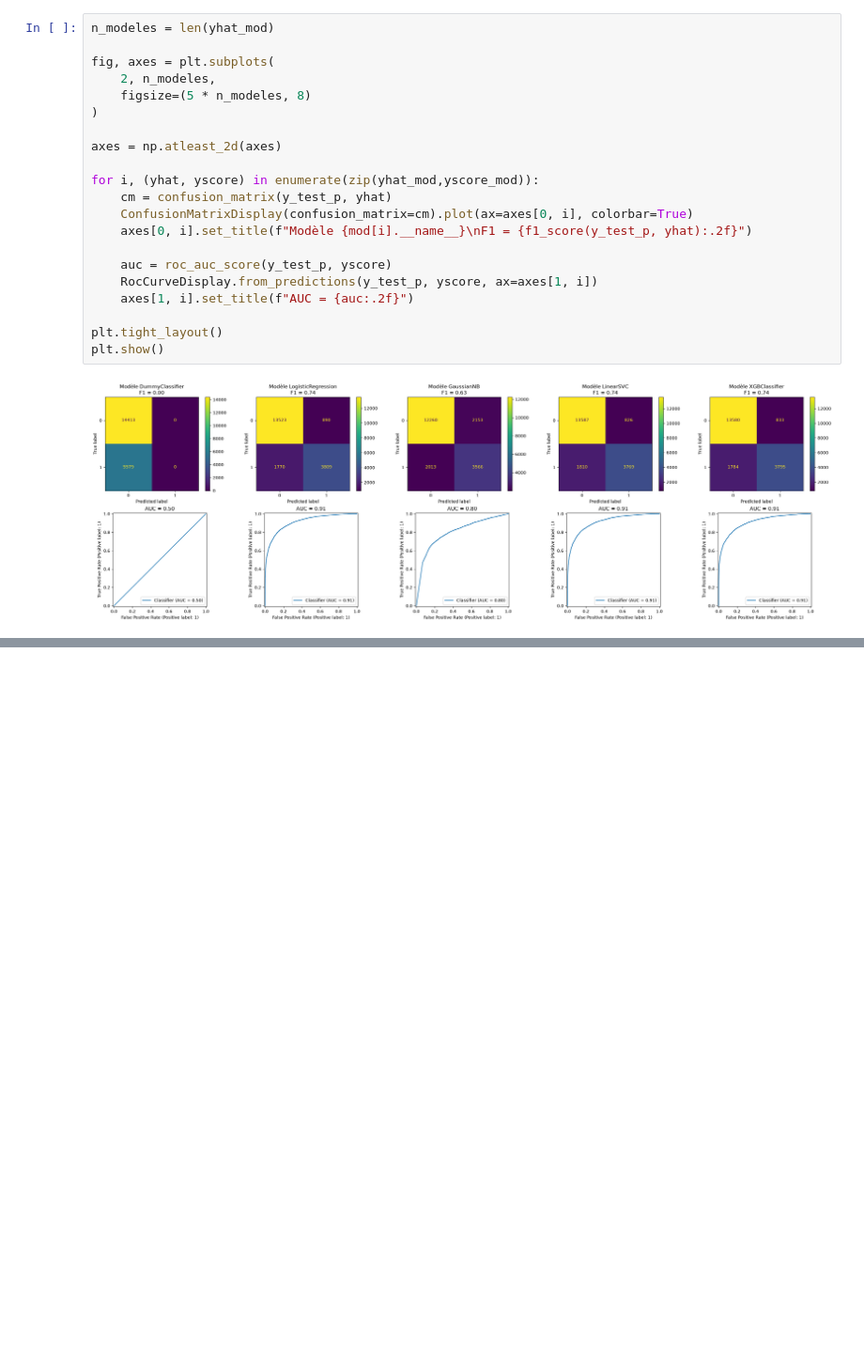
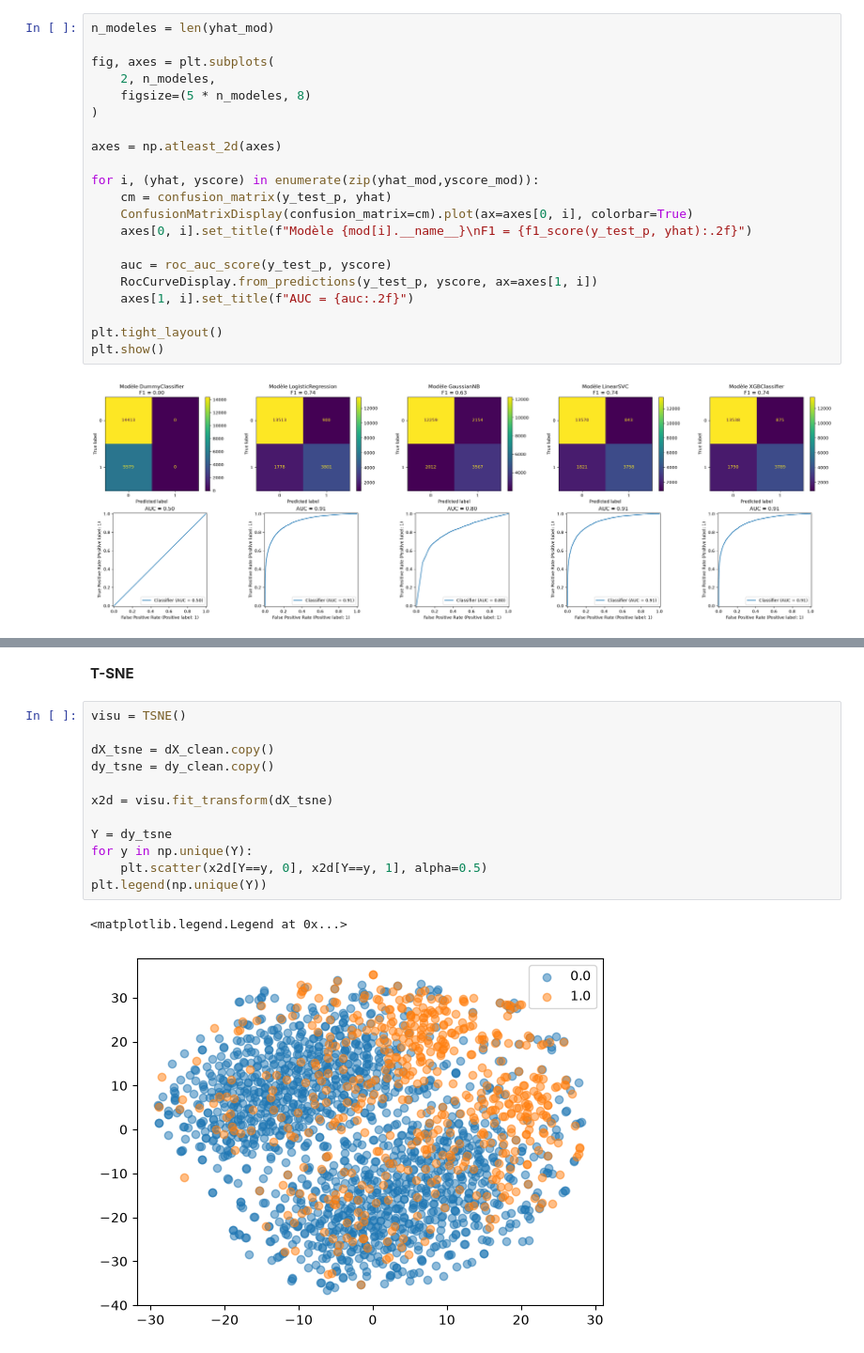
Before and after one commit to Mithrafk/Cours-Python, a Jupyter notebook: ML_2A/Kaggle/kaggle.ipynb, the cells around one changed output, grey strips where cells are left out. Shown at 94% size. Cells and saved outputs as stored; diff of their text form; blank space fills up the shorter version.

```diff
--- a/ML_2A/Kaggle/kaggle.ipynb
+++ b/ML_2A/Kaggle/kaggle.ipynb
@@ -474,0 +596,17 @@ plt.show()
+# %% [markdown]
+**T-SNE**
+# %%
+visu = TSNE()
+
+dX_tsne = dX_clean.copy()
+dy_tsne = dy_clean.copy()
+
+x2d = visu.fit_transform(dX_tsne)
+
+Y = dy_tsne
+for y in np.unique(Y):
+    plt.scatter(x2d[Y==y, 0], x2d[Y==y, 1], alpha=0.5)
+plt.legend(np.unique(Y))
+# %% [output]
+<matplotlib.legend.Legend at 0x...>
+[figure, added]
```
Also changed, not shown: parts of 13 cells of this notebook, 1 other file.
